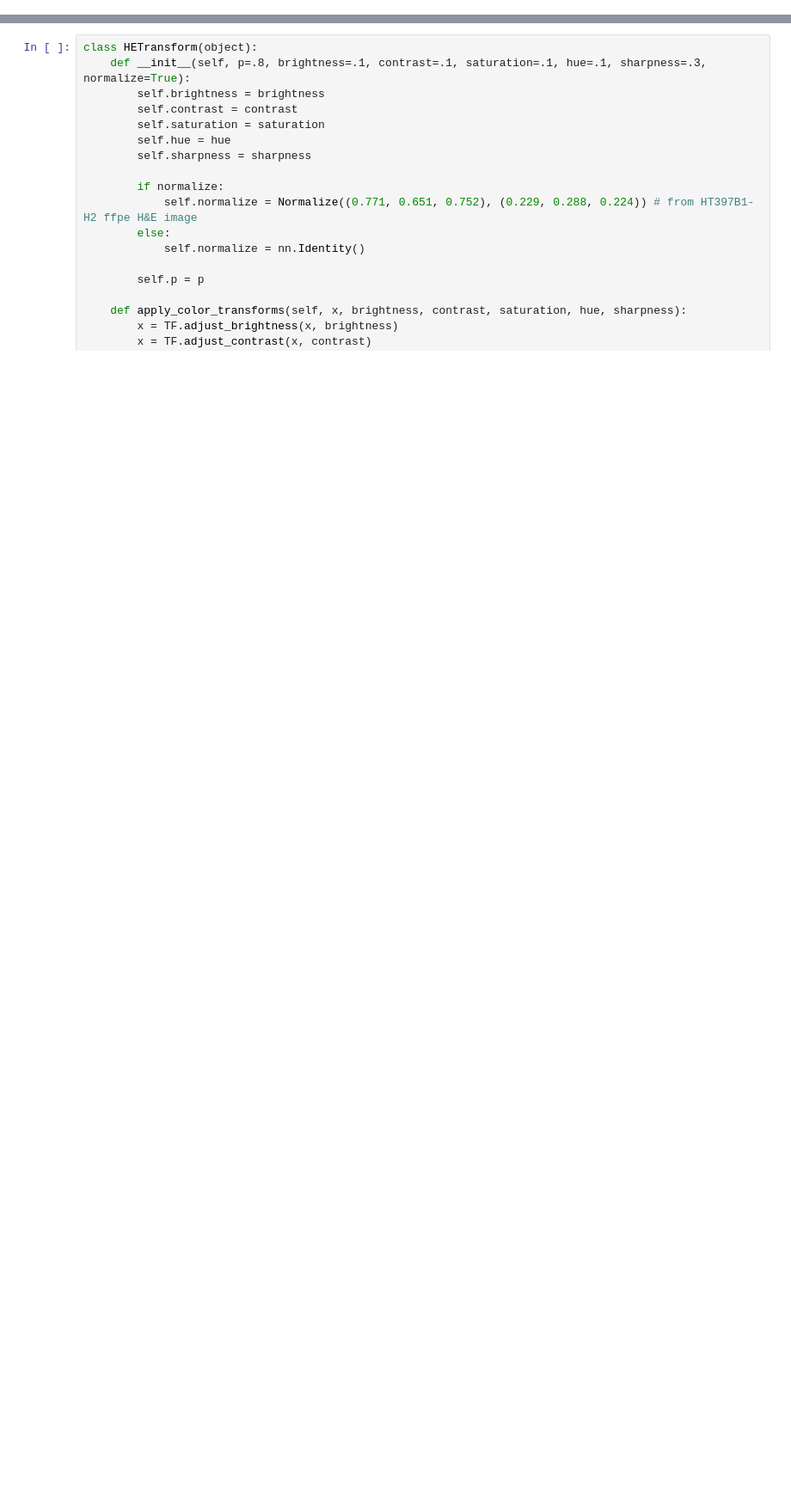
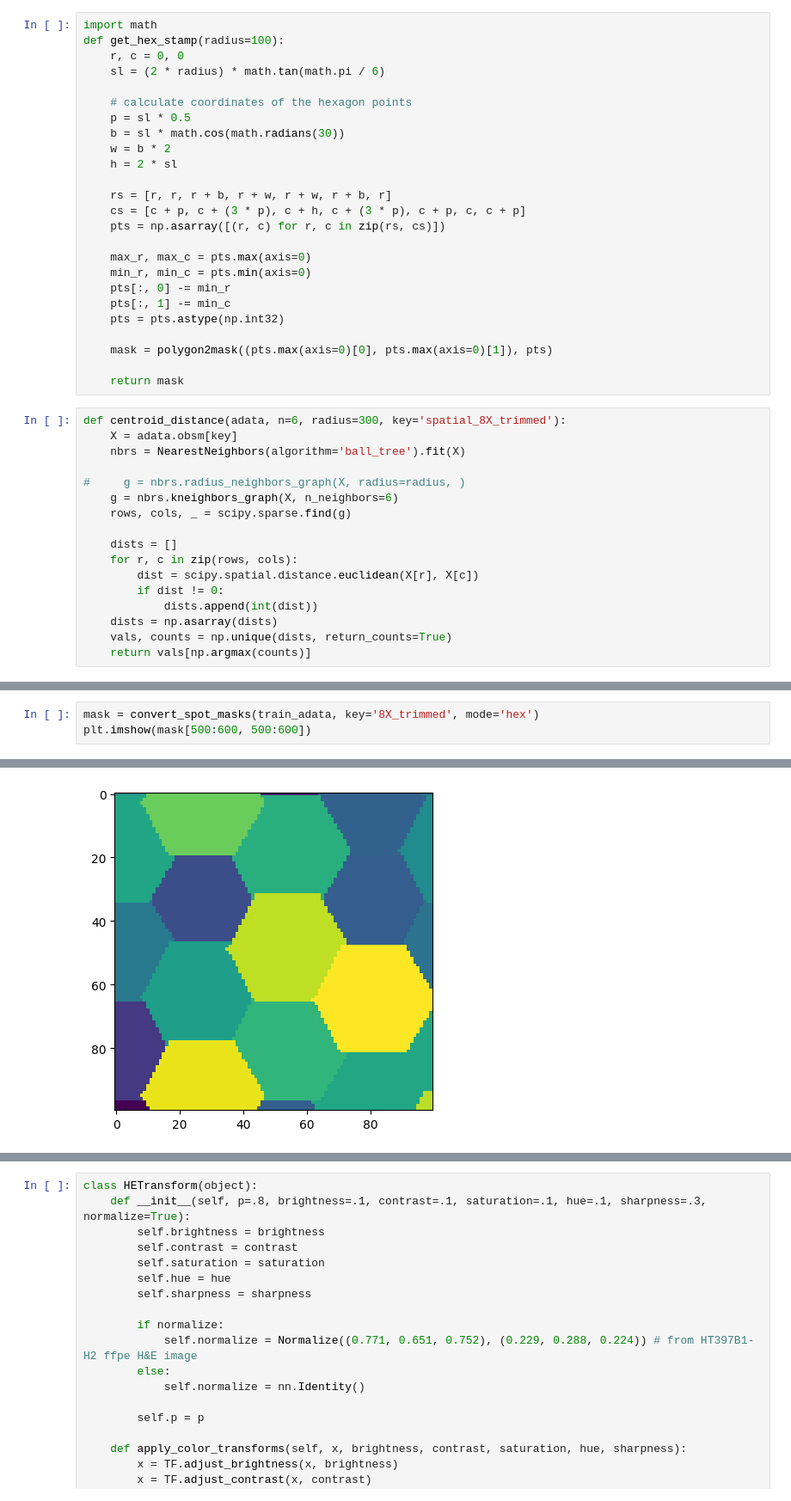
Before and after one commit to estorrs/deep-spatial-genomics, a Jupyter notebook: notebooks/save_datasets.ipynb, the cells around one changed output, grey strips where cells are left out. Shown at 86% size. Drawn from its saved outputs; the diff is of its cells as text; blank space fills up the shorter version.

```diff
--- a/notebooks/save_datasets.ipynb
+++ b/notebooks/save_datasets.ipynb
@@ -56,3 +59,45 @@ View of AnnData object with n_obs × n_vars = 3234 × 2001
     varm: 'PCs'
     layers: 'counts'
     obsp: 'connectivities', 'distances'
+# %%
+import math
+def get_hex_stamp(radius=100):
+    r, c = 0, 0
+    sl = (2 * radius) * math.tan(math.pi / 6)
+
+    # calculate coordinates of the hexagon points
+    p = sl * 0.5
+    b = sl * math.cos(math.radians(30))
+    w = b * 2
+    h = 2 * sl
+
+    rs = [r, r, r + b, r + w, r + w, r + b, r]
+    cs = [c + p, c + (3 * p), c + h, c + (3 * p), c + p, c, c + p]
+    pts = np.asarray([(r, c) for r, c in zip(rs, cs)])
+
+    max_r, max_c = pts.max(axis=0)
+    min_r, min_c = pts.min(axis=0)
+    pts[:, 0] -= min_r
+    pts[:, 1] -= min_c
+    pts = pts.astype(np.int32)
+
+    mask = polygon2mask((pts.max(axis=0)[0], pts.max(axis=0)[1]), pts)
+
+    return mask
+# %%
+def centroid_distance(adata, n=6, radius=300, key='spatial_8X_trimmed'):
+    X = adata.obsm[key]
+    nbrs = NearestNeighbors(algorithm='ball_tree').fit(X)
+
+#     g = nbrs.radius_neighbors_graph(X, radius=radius, )
+    g = nbrs.kneighbors_graph(X, n_neighbors=6)
+    rows, cols, _ = scipy.sparse.find(g)
+
+    dists = []
+    for r, c in zip(rows, cols):
+        dist = scipy.spatial.distance.euclidean(X[r], X[c])
+        if dist != 0:
+            dists.append(int(dist))
+    dists = np.asarray(dists)
+    vals, counts = np.unique(dists, return_counts=True)
+    return vals[np.argmax(counts)]
@@ -58,0 +151,4 @@ View of AnnData object with n_obs × n_vars = 3234 × 2001
+# %%
+mask = convert_spot_masks(train_adata, key='8X_trimmed', mode='hex')
+plt.imshow(mask[500:600, 500:600])
+# %% [output]
@@ -58,0 +156 @@ View of AnnData object with n_obs × n_vars = 3234 × 2001
+[figure, added]
```
Also changed, not shown: parts of 28 cells of this notebook, 1 other file.
